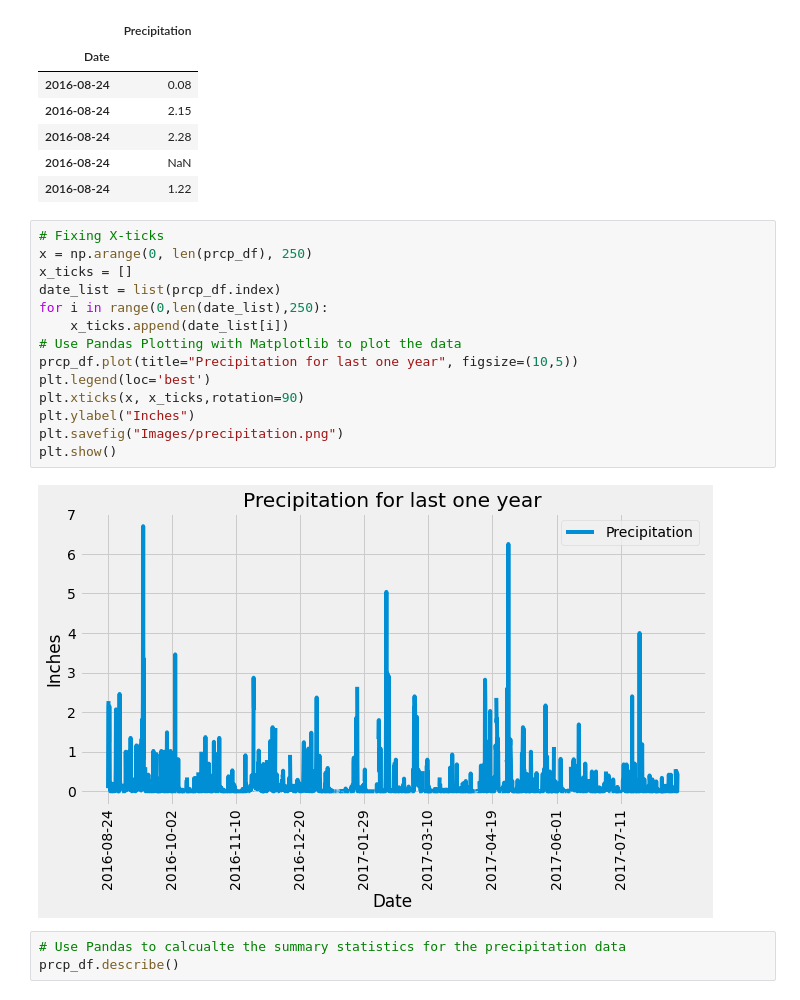
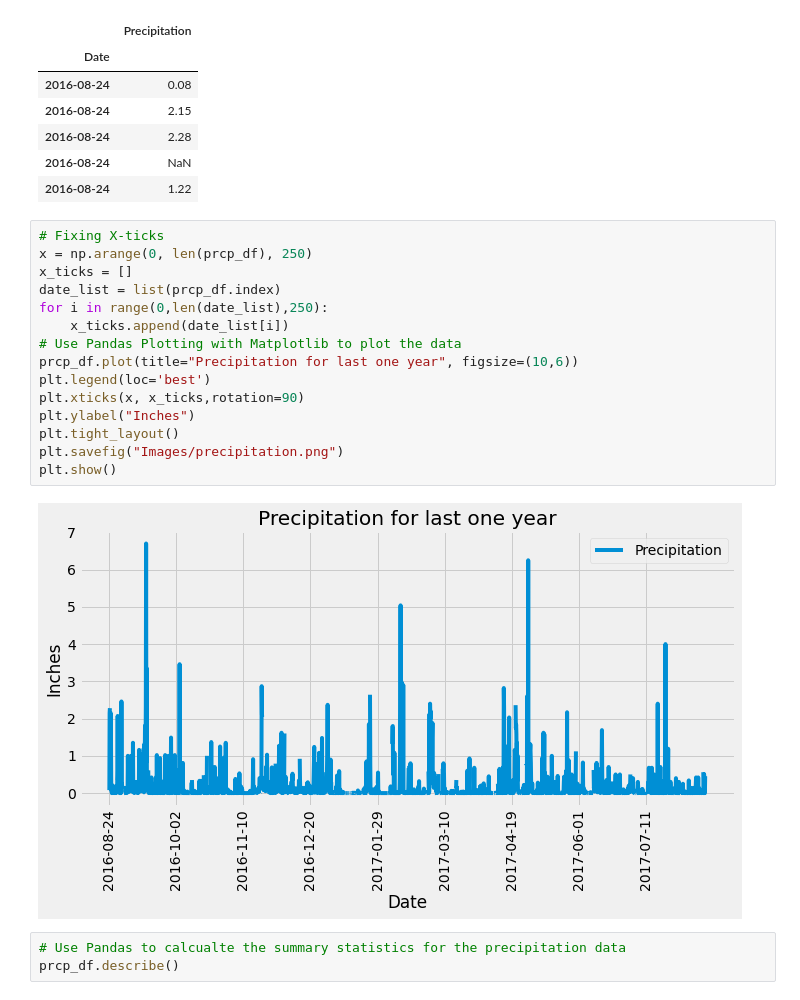
Before and after one commit to mirahmed07/sqlalchemy-challenge, a Jupyter notebook: climate_starter.ipynb, the cells around one changed output. Saved outputs shown, nothing was run; the diff lists cells and outputs as text.

Commit message:
image update

```diff
--- a/climate_starter.ipynb
+++ b/climate_starter.ipynb
@@ -95,19 +95,20 @@ prcp_df.head()
 # %%
 # Fixing X-ticks
 x = np.arange(0, len(prcp_df), 250)
 x_ticks = []
 date_list = list(prcp_df.index)
 for i in range(0,len(date_list),250):
     x_ticks.append(date_list[i])
 # Use Pandas Plotting with Matplotlib to plot the data
-prcp_df.plot(title="Precipitation for last one year", figsize=(10,5))
+prcp_df.plot(title="Precipitation for last one year", figsize=(10,6))
 plt.legend(loc='best')
 plt.xticks(x, x_ticks,rotation=90)
 plt.ylabel("Inches")
+plt.tight_layout()
 plt.savefig("Images/precipitation.png")
 plt.show()
 # %% [output]
-[figure, old version]
+[figure, new version]
 # %%
 # Use Pandas to calcualte the summary statistics for the precipitation data
 prcp_df.describe()
```
Also changed, not shown: 3 other files.
